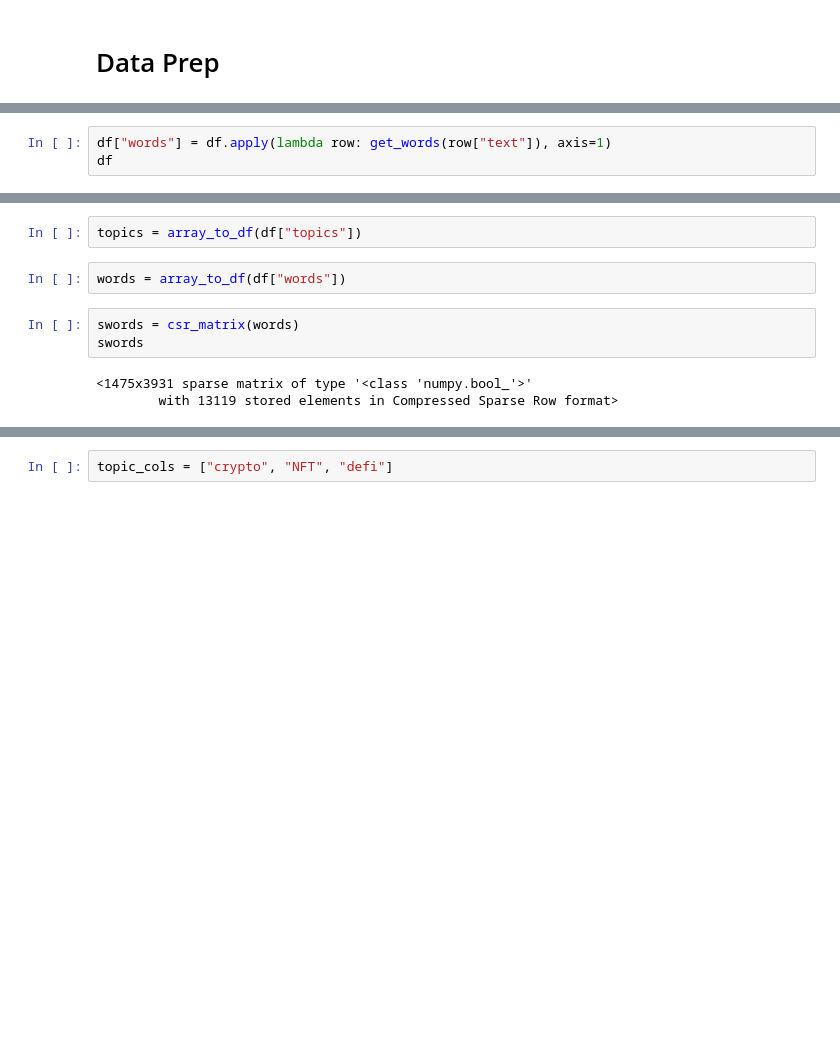
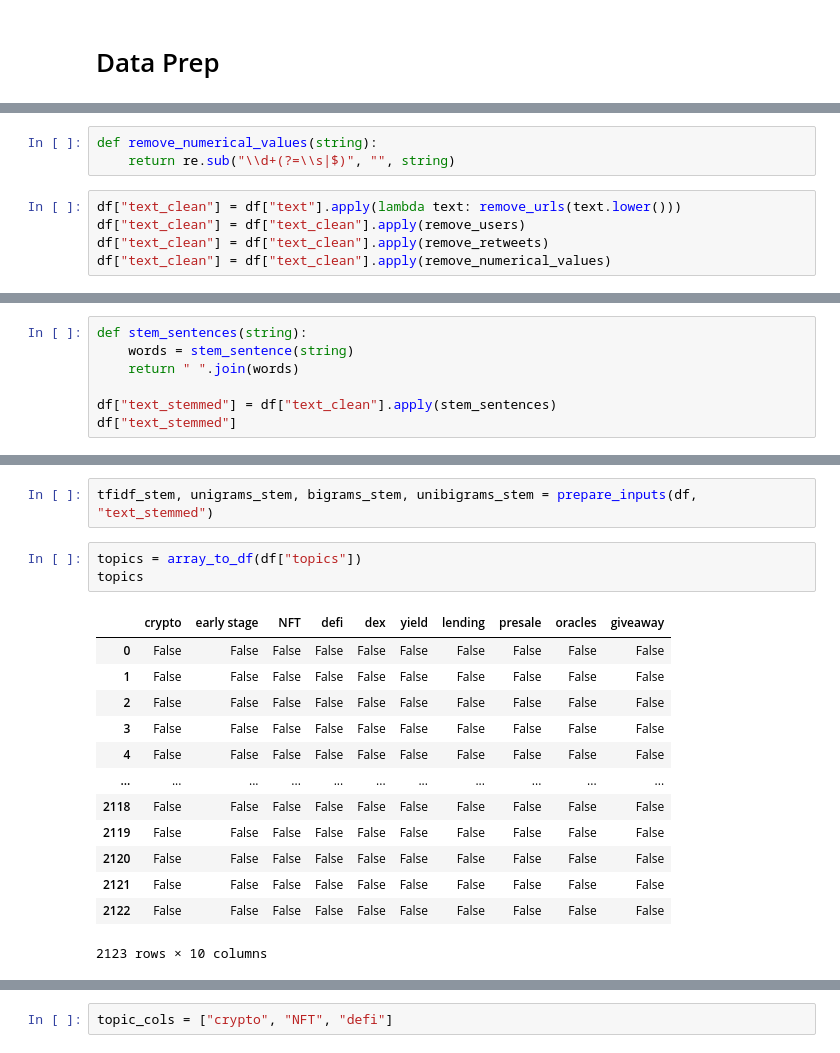
Before and after one commit to HOVOH/tweets-analysis-service, a Jupyter notebook: src/notebook.ipynb, the cells around one changed output, grey strips where cells are left out. Saved outputs shown, nothing was run; the diff lists cells and outputs as text; blank space fills up the shorter version.

```diff
--- a/src/notebook.ipynb
+++ b/src/notebook.ipynb
@@ -23,3 +23,0 @@ df = load_data("labelled-tweets-26-08-2021.json")
-# %%
-df["words"] = df.apply(lambda row: get_words(row["text"]), axis=1)
-df
@@ -39,0 +59,8 @@ df
+# %%
+def remove_numerical_values(string):
+    return re.sub("\\d+(?=\\s|$)", "", string)
+# %%
+df["text_clean"] = df["text"].apply(lambda text: remove_urls(text.lower()))
+df["text_clean"] = df["text_clean"].apply(remove_users)
+df["text_clean"] = df["text_clean"].apply(remove_retweets)
+df["text_clean"] = df["text_clean"].apply(remove_numerical_values)
@@ -39,0 +91,7 @@ df
+# %%
+def stem_sentences(string):
+    words = stem_sentence(string)
+    return " ".join(words)
+
+df["text_stemmed"] = df["text_clean"].apply(stem_sentences)
+df["text_stemmed"]
@@ -40,13 +175,22 @@ df
+# %%
+tfidf_stem, unigrams_stem, bigrams_stem, unibigrams_stem = prepare_inputs(df, "text_stemmed")
 # %%
 topics = array_to_df(df["topics"])
+topics
+# %% [output]
+|  | crypto | early stage | NFT | defi | dex | yield | lending | presale | oracles | giveaway |
+| 0 | False | False | False | False | False | False | False | False | False | False |
+| 1 | False | False | False | False | False | False | False | False | False | False |
+| 2 | False | False | False | False | False | False | False | False | False | False |
+| 3 | False | False | False | False | False | False | False | False | False | False |
+| 4 | False | False | False | False | False | False | False | False | False | False |
+| ... | ... | ... | ... | ... | ... | ... | ... | ... | ... | ... |
+| 2118 | False | False | False | False | False | False | False | False | False | False |
+| 2119 | False | False | False | False | False | False | False | False | False | False |
+| 2120 | False | False | False | False | False | False | False | False | False | False |
+| 2121 | False | False | False | False | False | False | False | False | False | False |
+| 2122 | False | False | False | False | False | False | False | False | False | False |
+2123 rows × 10 columns
-# %%
-words = array_to_df(df["words"])
-# %%
-swords = csr_matrix(words)
-swords
-# %% [output]
-<1475x3931 sparse matrix of type '<class 'numpy.bool_'>'
-        with 13119 stored elements in Compressed Sparse Row format>
 # %%
 topics.sum()
 # %% [output]
```
Also changed, not shown: parts of 58 cells of this notebook, 14 other files.
